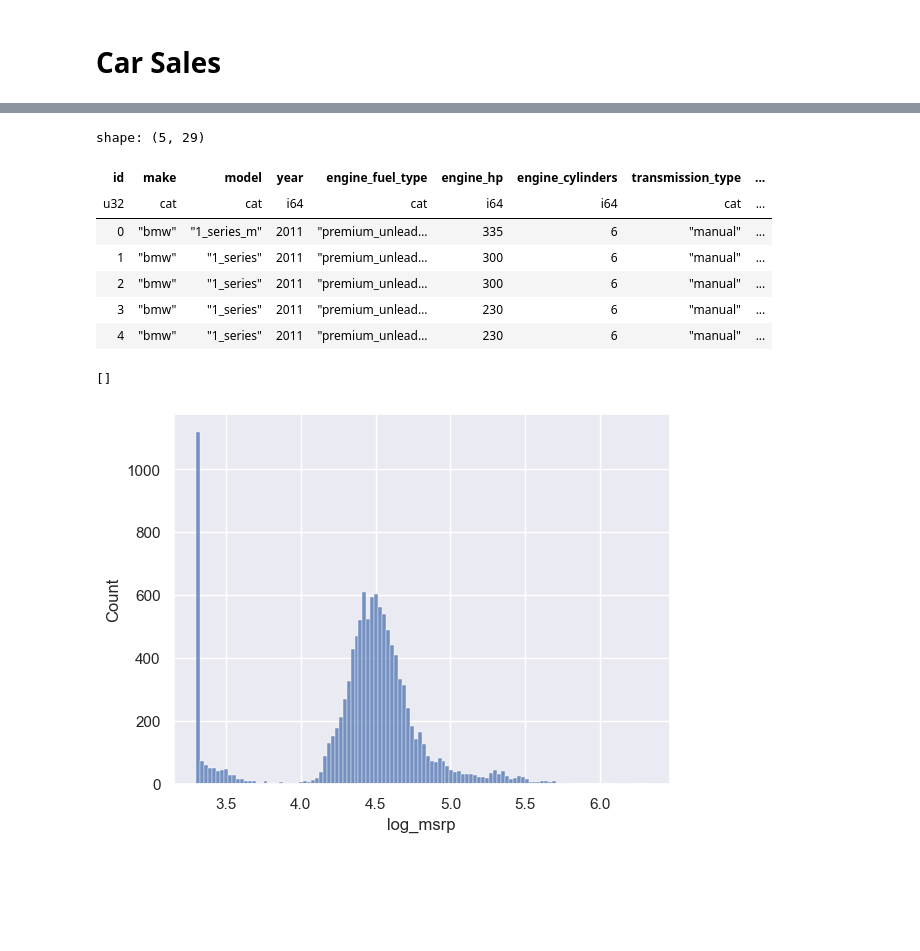
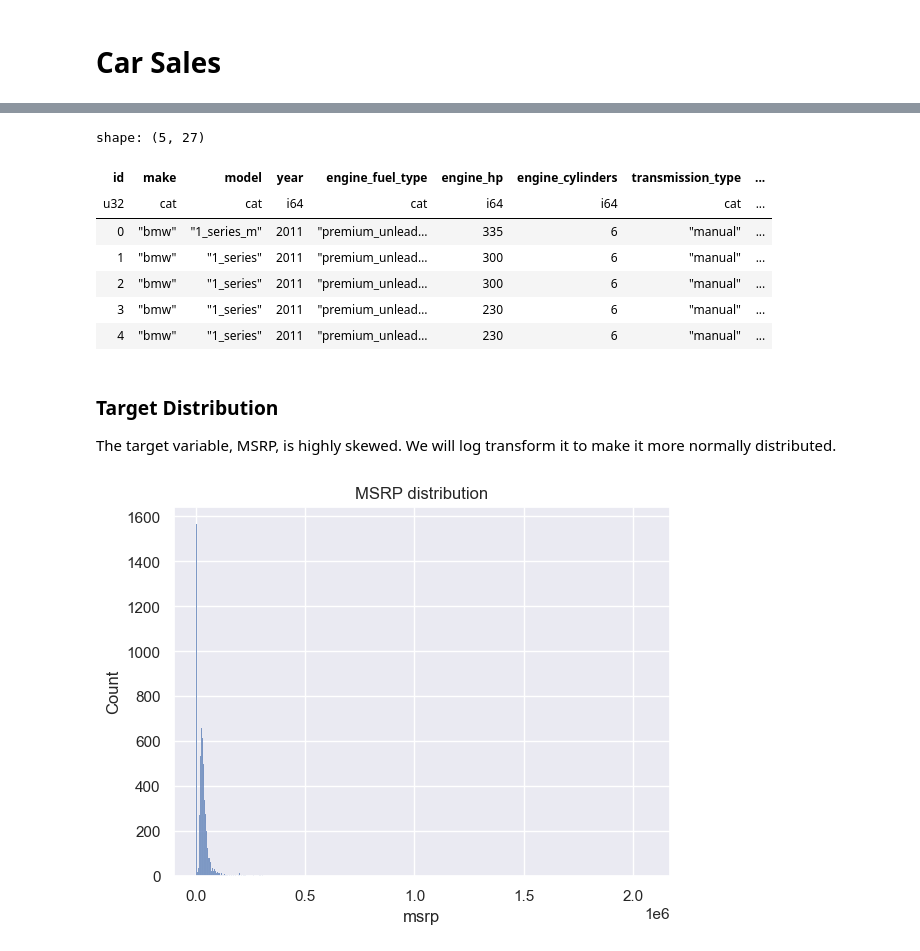
Before and after one commit to the-sean-c/data-science, a Jupyter notebook: notebooks/regression/car_sales.ipynb, the cells around one changed output, grey strips where cells are left out. Drawn from its saved outputs; the diff is of its cells as text; code cells hidden in the pictures; blank space fills up the shorter version.

```diff
--- a/notebooks/regression/car_sales.ipynb
+++ b/notebooks/regression/car_sales.ipynb
@@ -57,6 +67,9 @@ shape: (1, 19)
 # %%
+count_before = df.shape[0]
 df = df.with_columns(
-    pl.col("engine_cylinders").fill_null(0)
-).drop_nulls(  # rotary and electric engines
-    ["engine_fuel_type", "engine_hp", "number_of_doors"]
-)  # missing values
+    pl.col("engine_cylinders").fill_null(0)  # rotary and electric engines
+).drop_nulls(["engine_fuel_type", "engine_hp", "number_of_doors"])
+count_after = df.shape[0]
+print(
+    f"dropped {count_before - count_after} rows ({(count_before - count_after)/count_before:.2%})"
+)
@@ -62,0 +107,17 @@ df = df.with_columns(
+# %%
+min_count = total_rows * 0.01
+
+count_before = df.shape[0]
+value_counts = df.group_by("engine_fuel_type").agg(pl.count("id").alias("count"))
+df = (
+    df.join(value_counts, on="engine_fuel_type")
+    .filter(pl.col("count") >= min_count)
+    .drop("count")
+)
+count_after = df.shape[0]
+print(
+    f"dropped {count_before - count_after} rows ({(count_before - count_after)/count_before:.2%})"
+)
+
+sns.histplot(df, y="engine_fuel_type")
+_ = plt.plot()
@@ -80,10 +148,10 @@ rename_map = {
     for col in df_market.columns
 }
 df_market = df_market.rename(rename_map)
-df = df.join(df_market, on="id")
+df = df.join(df_market, on="id").drop("market_category")
 df.head()
 # %% [output]
-shape: (5, 29)
+shape: (5, 27)
 | id | make | model | year | engine_fuel_type | engine_hp | engine_cylinders | transmission_type | ... |
 | u32 | cat | cat | i64 | cat | i64 | i64 | cat | ... |
 | 0 | "bmw" | "1_series_m" | 2011 | "premium_unlead… | 335 | 6 | "manual" | ... |
@@ -91,9 +159,13 @@ shape: (5, 29)
 | 2 | "bmw" | "1_series" | 2011 | "premium_unlead… | 300 | 6 | "manual" | ... |
 | 3 | "bmw" | "1_series" | 2011 | "premium_unlead… | 230 | 6 | "manual" | ... |
 | 4 | "bmw" | "1_series" | 2011 | "premium_unlead… | 230 | 6 | "manual" | ... |
+# %% [markdown]
+### Target Distribution
+
+The target variable, MSRP, is highly skewed. We will log transform it to make it more normally distributed.
 # %%
-sns.histplot(df, x="log_msrp")
-plt.plot()
+sns.histplot(df, x="msrp")
+plt.title("MSRP distribution")
+_ = plt.plot()
 # %% [output]
-[]
-[figure, old version]
+[figure, new version]
```
Also changed, not shown: parts of 11 cells of this notebook, 1 other file.
